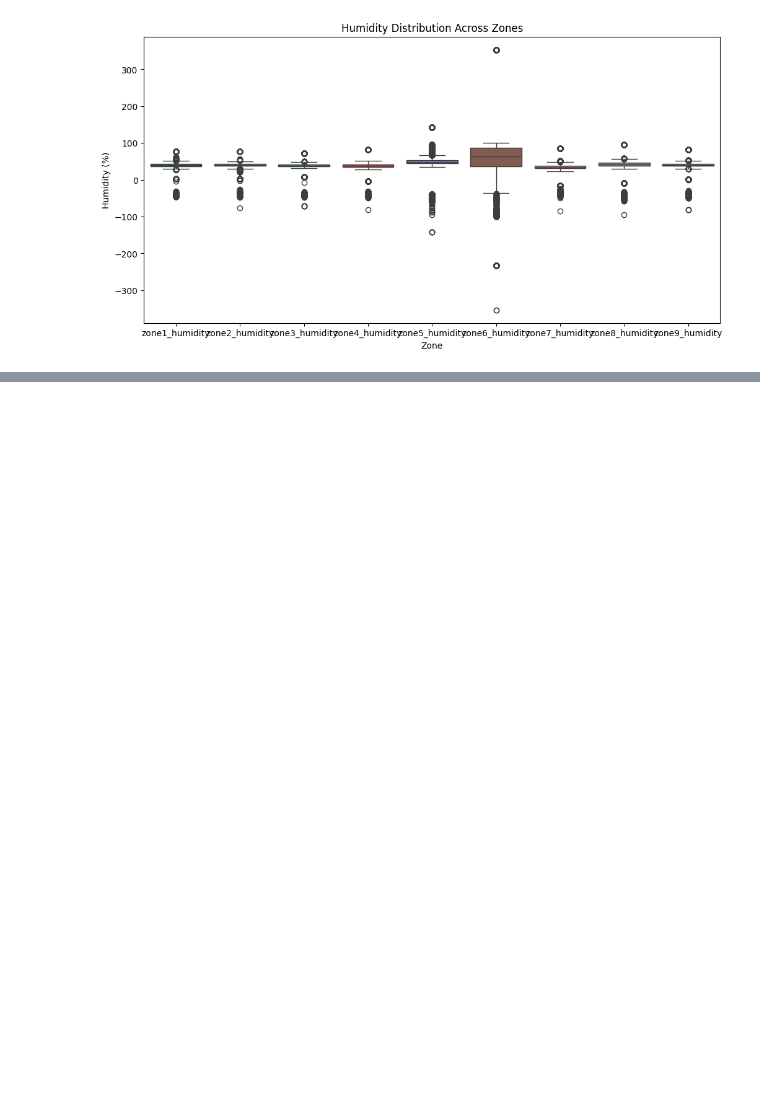
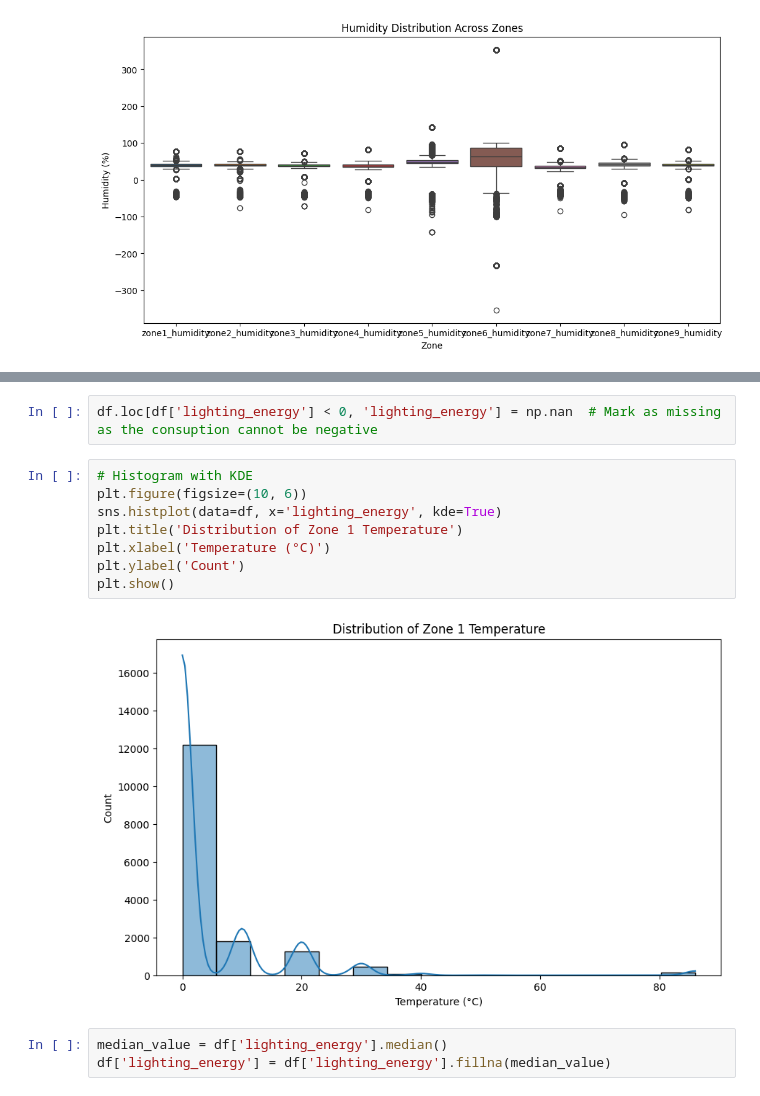
Before and after one commit to ShubhaMahobia/DS-Intern-Assignment-Shubham_Mahobia, a Jupyter notebook: main.ipynb, the cells around one changed output, grey strips where cells are left out. Drawn from its saved outputs; the diff is of its cells as text; blank space fills up the shorter version.

```diff
--- a/main.ipynb
+++ b/main.ipynb
@@ -205,0 +240,15 @@ for col in humidity_cols:
+# %%
+df.loc[df['lighting_energy'] < 0, 'lighting_energy'] = np.nan  # Mark as missing as the consuption cannot be negative
+# %%
+# Histogram with KDE
+plt.figure(figsize=(10, 6))
+sns.histplot(data=df, x='lighting_energy', kde=True)
+plt.title('Distribution of Zone 1 Temperature')
+plt.xlabel('Temperature (°C)')
+plt.ylabel('Count')
+plt.show()
+# %% [output]
+[figure, added]
+# %%
+median_value = df['lighting_energy'].median()
+df['lighting_energy'] = df['lighting_energy'].fillna(median_value)
```
Also changed, not shown: parts of 5 cells of this notebook.
